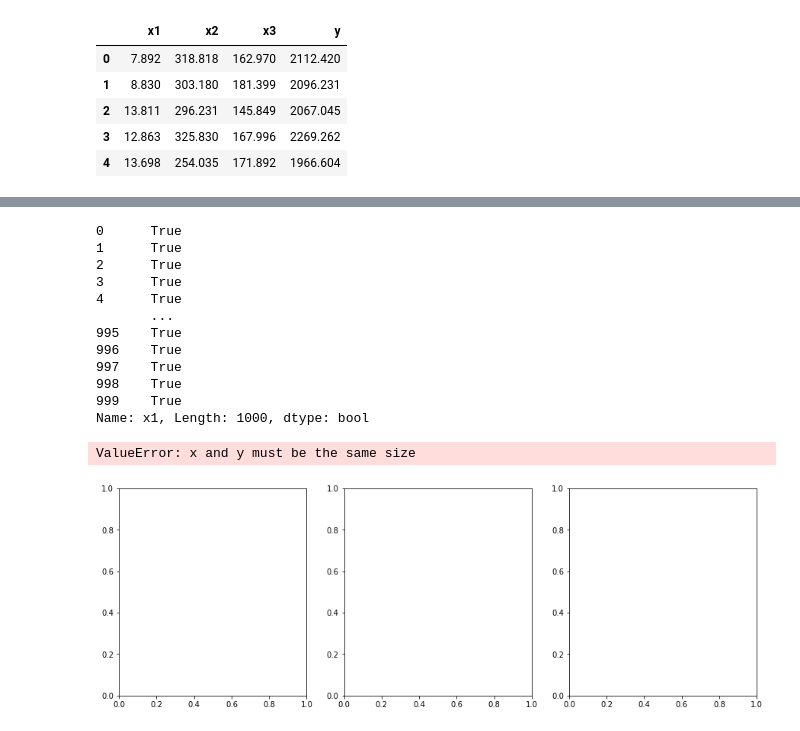
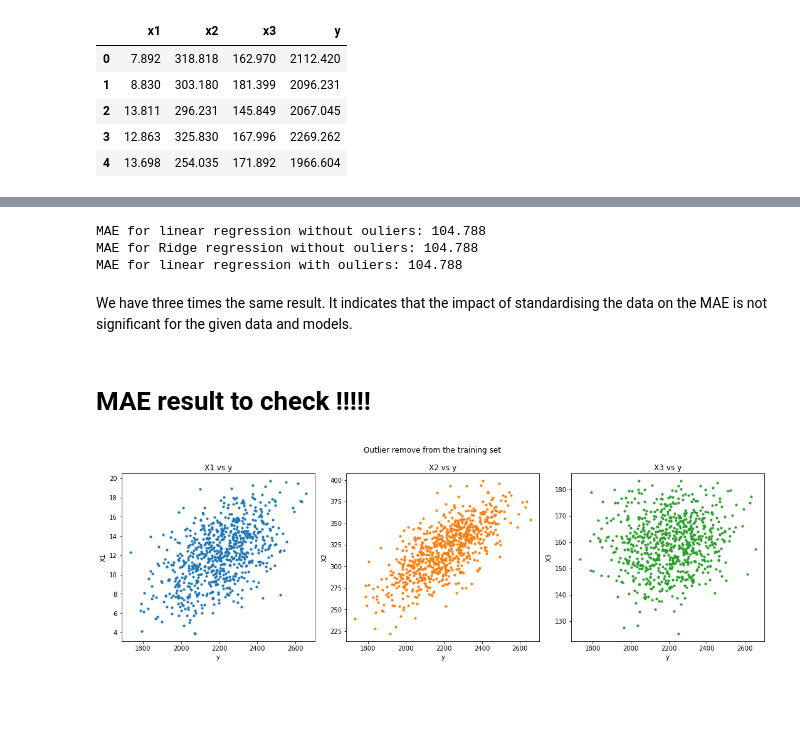
Before and after one commit to PiWebswiss/Project-AI-3, a Jupyter notebook: worm-up/warm-up-solution.ipynb, the cells around one changed output, grey strips where cells are left out. Cells and saved outputs as stored; diff of their text form; code cells hidden in the pictures; blank space fills up the shorter version.

Commit message:
to check going to the next setps

```diff
--- a/worm-up/warm-up-solution.ipynb
+++ b/worm-up/warm-up-solution.ipynb
@@ -152,7 +128,8 @@ for n, ax in zip(range(3), axes.ravel()):
     ax.scatter(y_tr, X_tr.iloc[:, n:n +1], c="C" + str(n), s=10)
     ax.set(
         xlabel="y",
-        ylabel="x"
+        ylabel="X" + str(n + 1),
+        title="X" + str(n + 1) + " vs y"
     )
 
 plt.suptitle("Plot of the train data")
@@ -177,36 +140,62 @@ df2.iloc[:, :3].plot(
-# %%
-df2["x1"].between(0, 200)
-# %% [output]
-0      True
-1      True
-2      True
-3      True
-4      True
-       ...
-995    True
-996    True
-997    True
-998    True
-999    True
-Name: x1, Length: 1000, dtype: bool
+# %%
+from sklearn.pipeline import Pipeline
+from sklearn.metrics import mean_absolute_error as MAE
+from sklearn.linear_model import LinearRegression, Ridge
+from sklearn.preprocessing import StandardScaler
+
+# Setup a Pipeline for each regression
+pipe_lr = Pipeline([("scaler1", StandardScaler()), ("lr", LinearRegression())])
+pipe_ridge = Pipeline([("scaler2", StandardScaler()), ("Ridge", Ridge(alpha=0.0001))]) # default is alpha=1
+pipe_lr2 = Pipeline([("scaler3", None), ("lr2", LinearRegression())])
+
+# Fit
+pipe_lr.fit(X_tr, y_tr)
+pipe_ridge.fit(X_tr, y_tr)
+pipe_lr2.fit(X_tr, y_tr)
+
+
+print("MAE for linear regression without ouliers: {:.3f}".format(MAE(y_te, pipe_lr.predict(X_te))))
+print("MAE for Ridge regression without ouliers: {:.3f}".format(MAE(y_te, pipe_ridge.predict(X_te))))
+print("MAE for linear regression with ouliers: {:.3f}".format(MAE(y_te, pipe_lr2.predict(X_te))))
+# %% [output]
+MAE for linear regression without ouliers: 104.788
+MAE for Ridge regression without ouliers: 104.788
+MAE for linear regression with ouliers: 104.788
+# %% [markdown]
+We have three times the same result. It indicates that the impact of standardising the data on the MAE is not significant for the given data and models.
+# %% [markdown]
+# MAE result to check !!!!!
+# %%
+# Reset index
+X_tr, y_tr = X_tr.reset_index(drop=True), y_tr.reset_index(drop=True)
+
+# Set range
+range_values = {
+    "x1": [0, 20],
+    "x2": [200, 400],
+    "x3": [100, 200]
+}
+
+# Remove outlier according to the range set
+for col in range_values:
+    num = range_values.get(col)
+    mask = X_tr[col].between(num[0], num[1])
+    X_tr = X_tr.drop(mask.loc[mask == False].index)
+    y_tr = y_tr.drop(mask.loc[mask == False].index)
 # %%
-
-
-
 # Plot the data
 fig, axes = plt.subplots(1, 3, figsize=(15, 5))
-a = X_tr[X_tr["x1"].between(0, 200)]
 
 for n, ax in zip(range(3), axes.ravel()):
-    ax.scatter(y_tr, a.iloc[:, n:n +1], c="C" + str(n))
+    ax.scatter(y_tr, X_tr.iloc[:, n:n +1], c="C" + str(n), s=10)
     ax.set(
         xlabel="y",
-        ylabel="x"
+        ylabel="X" + str(n + 1),
+        title="X" + str(n + 1) + " vs y"
     )
 
-plt.suptitle("Plot of the train data")
+plt.suptitle("Outlier remove from the training set")
 plt.tight_layout()
 plt.show()
 # %% [output]
-ValueError: x and y must be the same size
-[figure, old version]
+[figure, new version]
```
Also changed, not shown: parts of 6 cells of this notebook.
